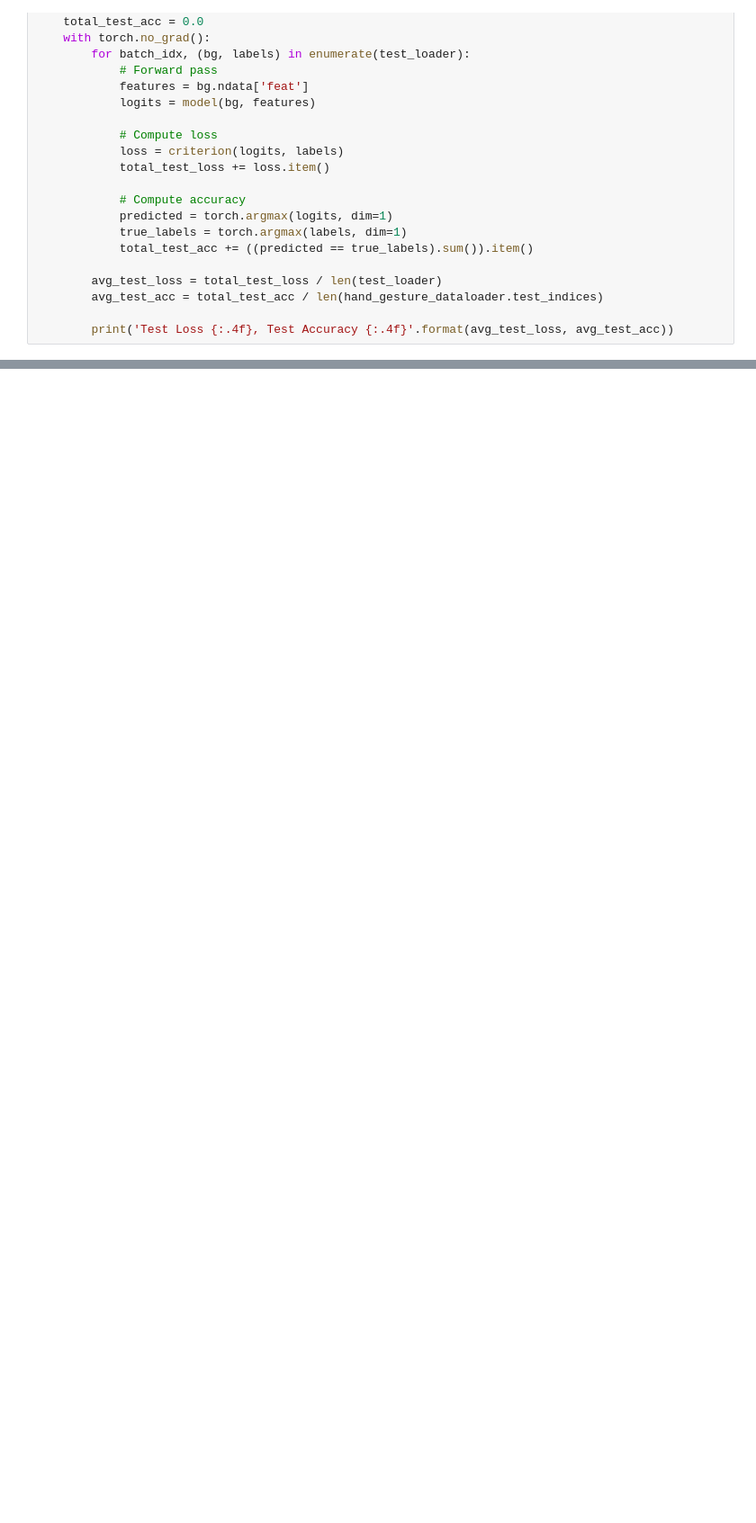
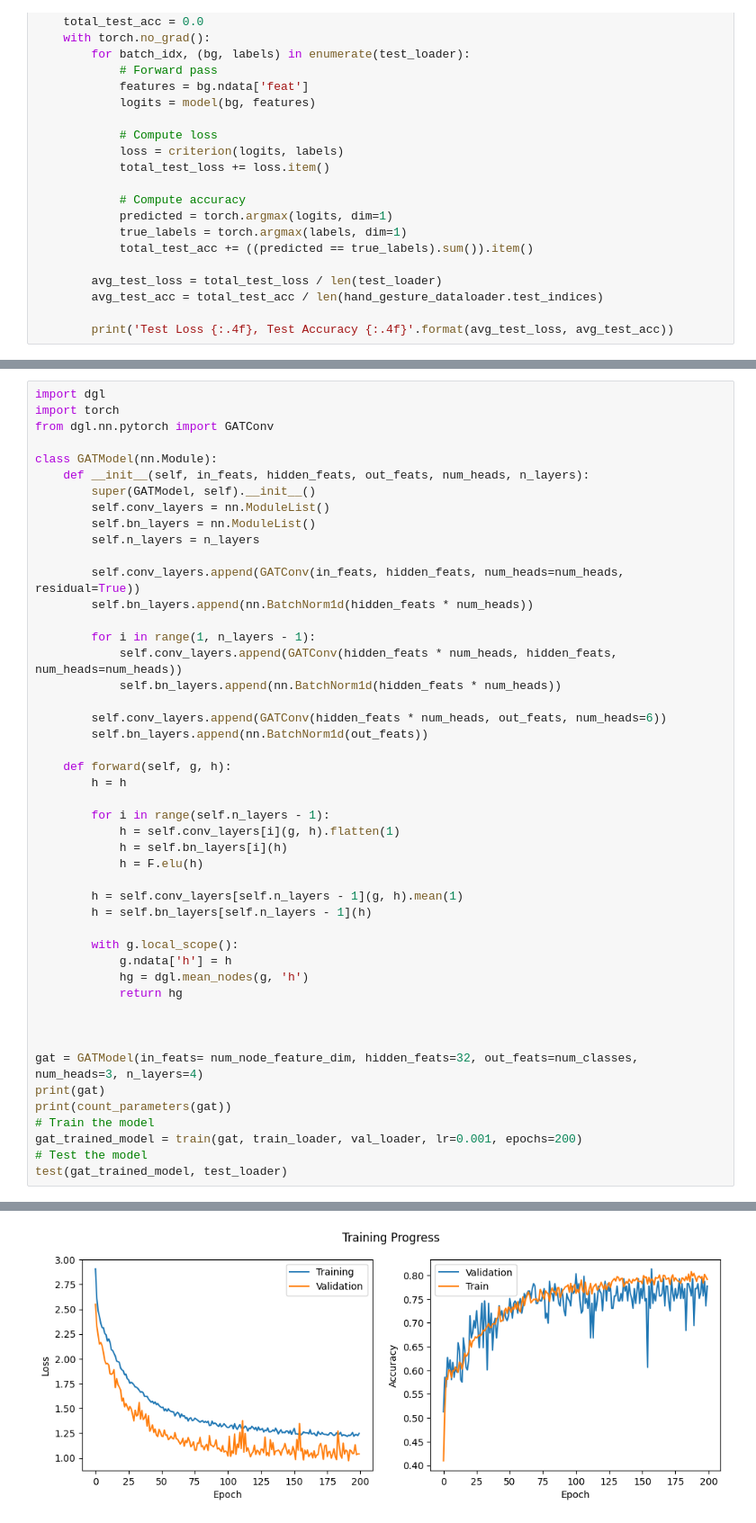
Before and after one commit to RenzoTsai/PoseGNN, a Jupyter notebook: main.ipynb, the cells around one changed output, grey strips where cells are left out. Shown at 90% size. Drawn from its saved outputs; the diff is of its cells as text; blank space fills up the shorter version.

```diff
--- a/main.ipynb
+++ b/main.ipynb
@@ -276,0 +239,48 @@ Test Loss 3.4520, Test Accuracy 0.0392
+# %%
+import dgl
+import torch
+from dgl.nn.pytorch import GATConv
+
+class GATModel(nn.Module):
+    def __init__(self, in_feats, hidden_feats, out_feats, num_heads, n_layers):
+        super(GATModel, self).__init__()
+        self.conv_layers = nn.ModuleList()
+        self.bn_layers = nn.ModuleList()
+        self.n_layers = n_layers
+
+        self.conv_layers.append(GATConv(in_feats, hidden_feats, num_heads=num_heads, residual=True))
+        self.bn_layers.append(nn.BatchNorm1d(hidden_feats * num_heads))
+
+        for i in range(1, n_layers - 1):
+            self.conv_layers.append(GATConv(hidden_feats * num_heads, hidden_feats, num_heads=num_heads))
+            self.bn_layers.append(nn.BatchNorm1d(hidden_feats * num_heads))
+
+        self.conv_layers.append(GATConv(hidden_feats * num_heads, out_feats, num_heads=6))
+        self.bn_layers.append(nn.BatchNorm1d(out_feats))
+
+    def forward(self, g, h):
+        h = h
+
+        for i in range(self.n_layers - 1):
+            h = self.conv_layers[i](g, h).flatten(1)
+            h = self.bn_layers[i](h)
+            h = F.elu(h)
+
+        h = self.conv_layers[self.n_layers - 1](g, h).mean(1)
+        h = self.bn_layers[self.n_layers - 1](h)
+
+        with g.local_scope():
+            g.ndata['h'] = h
+            hg = dgl.mean_nodes(g, 'h')
+            return hg
+
+
+
+gat = GATModel(in_feats= num_node_feature_dim, hidden_feats=32, out_feats=num_classes, num_heads=3, n_layers=4)
+print(gat)
+print(count_parameters(gat))
+# Train the model
+gat_trained_model = train(gat, train_loader, val_loader, lr=0.001, epochs=200)
+# Test the model
+test(gat_trained_model, test_loader)
+# %% [output]
@@ -276,0 +305 @@ Test Loss 3.4520, Test Accuracy 0.0392
+[figure, added]
```
Also changed, not shown: parts of 10 cells of this notebook, 6 other files.
